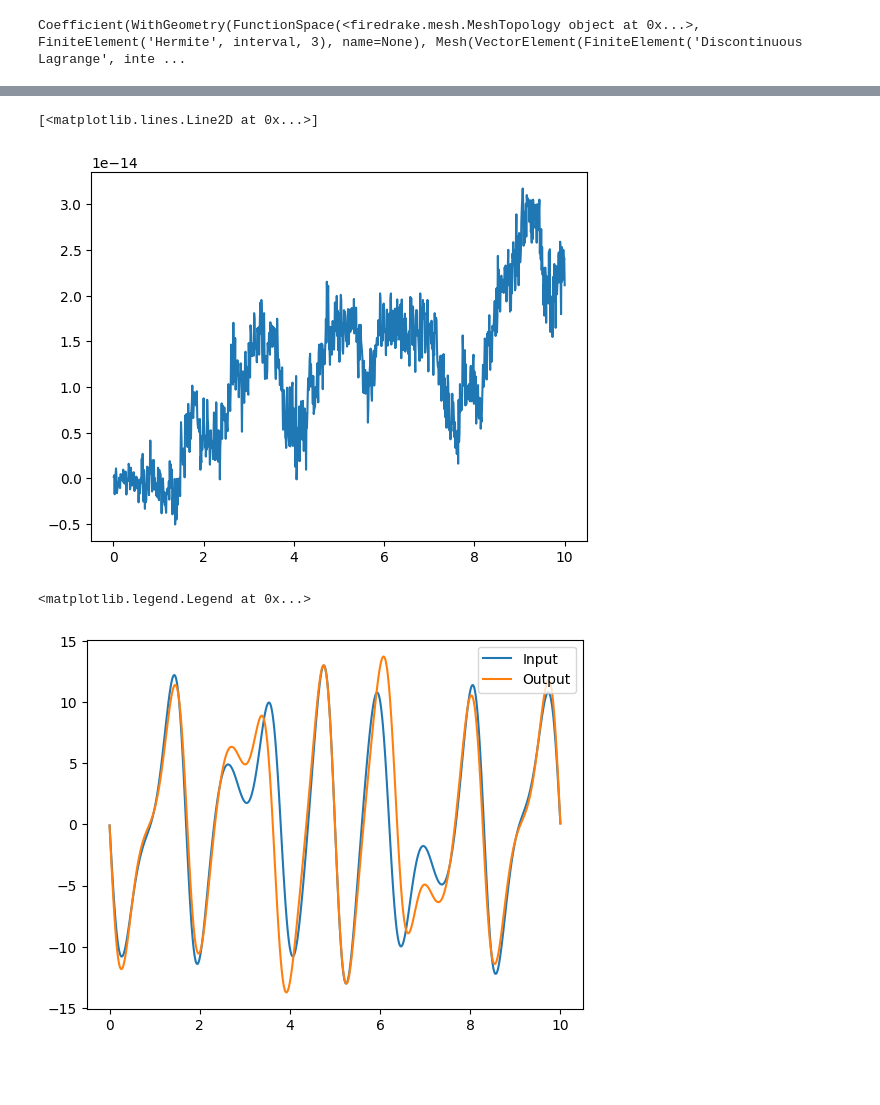
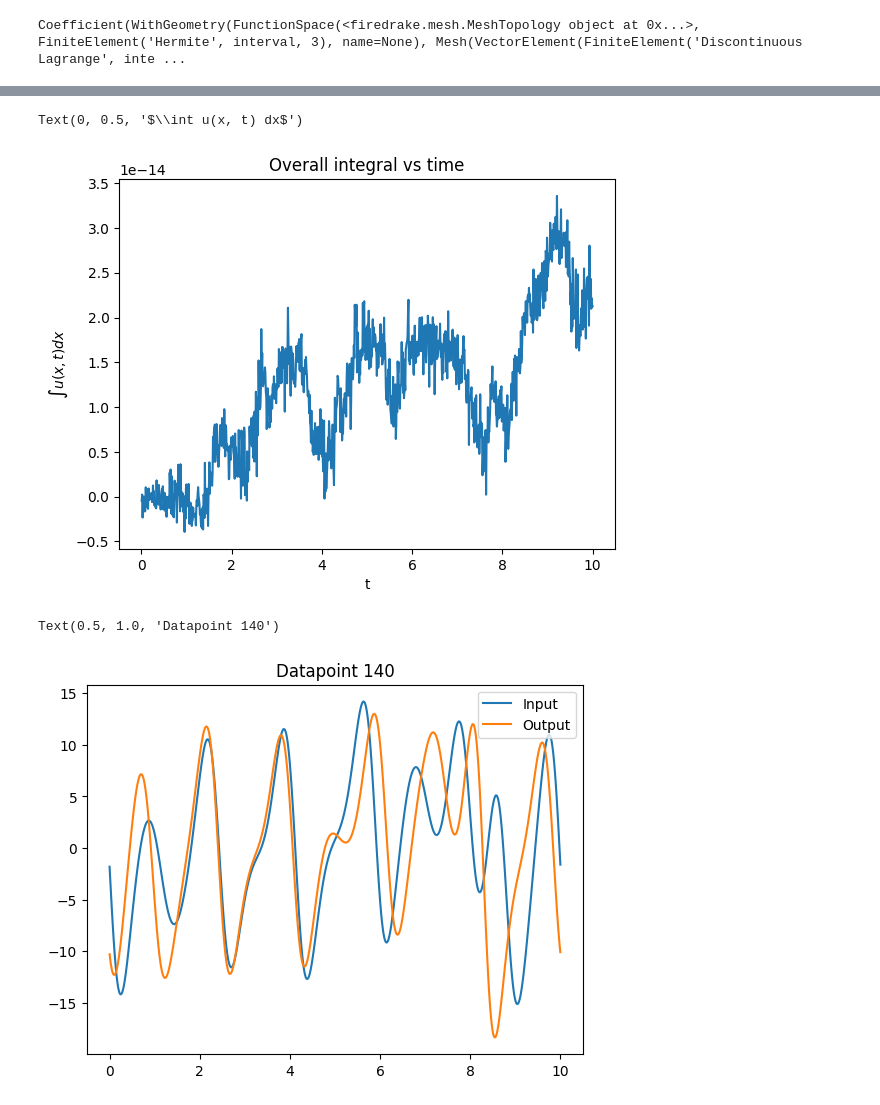
Before and after one commit to nadav7679/fem_neural_operator, a Jupyter notebook: playground/test_KS.ipynb, the cells around one changed output, grey strips where cells are left out. Cells and saved outputs as stored; diff of their text form; code cells hidden in the pictures; blank space fills up the shorter version.

```diff
--- a/playground/test_KS.ipynb
+++ b/playground/test_KS.ipynb
@@ -119,9 +119,12 @@ plt.scatter(observable[200:], dEdt[200:], marker="+")
 # %%
 # The error is close to zero
 plt.plot(t_range, integrals)
+plt.title("Overall integral vs time")
+plt.xlabel("t")
+plt.ylabel("$\int u(x, t) dx$")
 # %% [output]
-[<matplotlib.lines.Line2D at 0x...>]
+Text(0, 0.5, '$\\int u(x, t) dx$')
-[figure, old version]
+[figure, new version]
 # %%
 import torch
 
@@ -141,22 +144,23 @@ fs_out = FunctionSpace(mesh, "CG", 3)
 
 data = torch.load(f"/home/clustor2/ma/n/np923/fem_neural_operator/playground/data/KS/samples/N{N}_nu{nu}_T{T}_samples{samples}_batch1.pt")
 # %%
-index = 0
+index = 140
 
 func_in_her = Function(fs, val=data[index, 0, :].numpy())
 func_out_her = Function(fs, val=data[index, 1, :].numpy())
 
 func_in = Function(fs_out)
 func_out = Function(fs_out)
 
 func_in.interpolate(func_in_her)
 func_out.interpolate(func_out_her)
 
 fig, axes = plt.subplots()
 
 plot(func_in, axes=axes, label="Input")
 plot(func_out, axes=axes, label="Output")
 axes.legend()
+axes.set_title(f"Datapoint {index}")
 # %% [output]
-<matplotlib.legend.Legend at 0x...>
+Text(0.5, 1.0, 'Datapoint 140')
-[figure, old version]
+[figure, new version]
```
Also changed, not shown: parts of 6 cells of this notebook, 33 other files.
